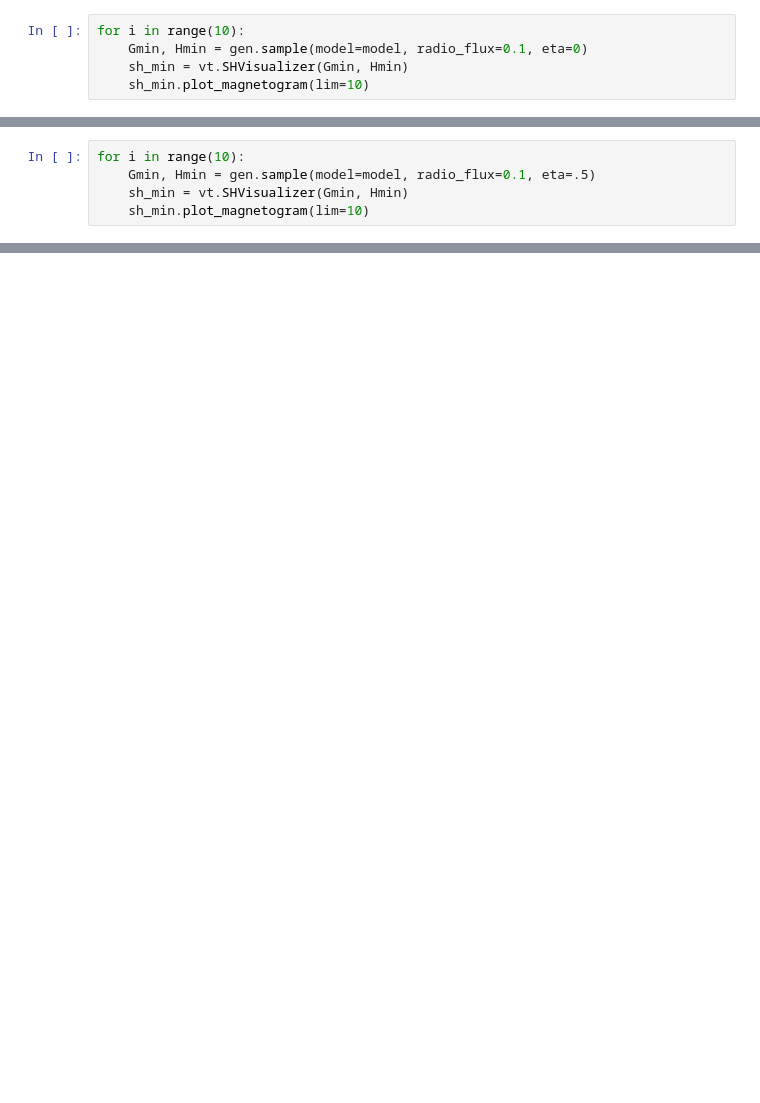
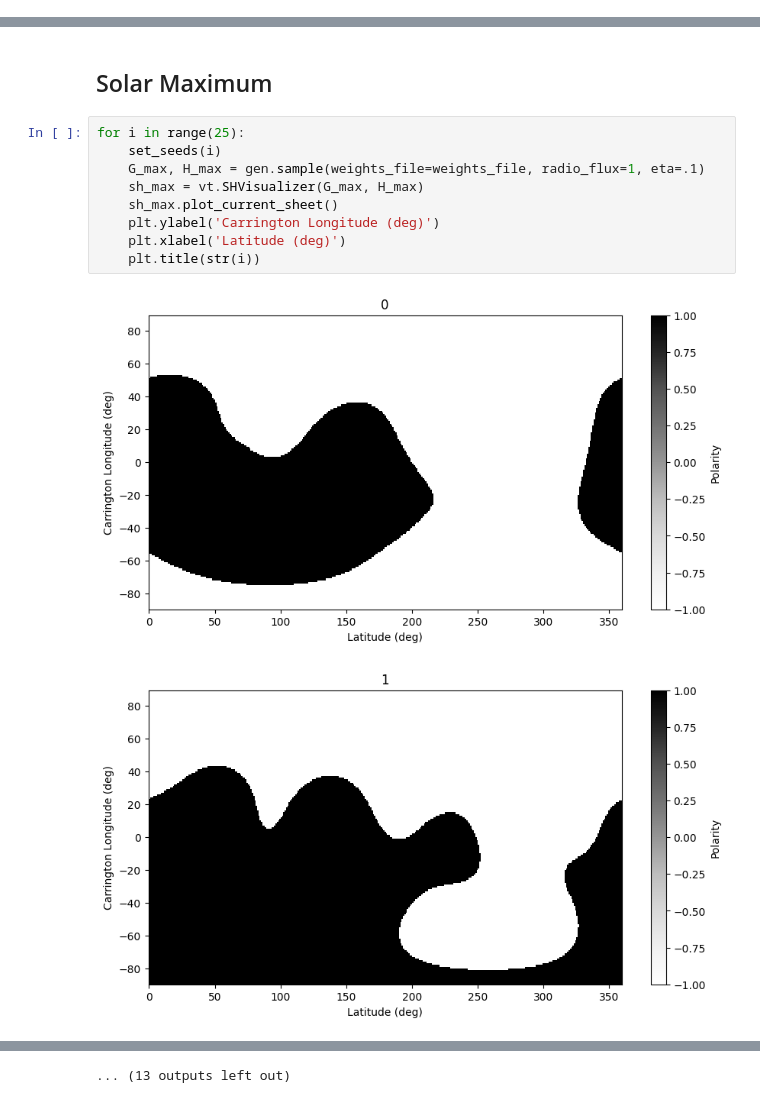
Before and after one commit to ddasilva/coronal-diffusion-modeling, a Jupyter notebook: Test Generation.ipynb, the cells around one changed output, grey strips where cells are left out. Saved outputs shown, nothing was run; the diff lists cells and outputs as text; blank space fills up the shorter version.

```diff
--- a/Test Generation.ipynb
+++ b/Test Generation.ipynb
@@ -32,5 +50,0 @@ sh_min.plot_coronal_holes(grid_density=40)
-# %%
-for i in range(10):
-    Gmin, Hmin = gen.sample(model=model, radio_flux=0.1, eta=0)
-    sh_min = vt.SHVisualizer(Gmin, Hmin)
-    sh_min.plot_magnetogram(lim=10)
@@ -48,5 +50,0 @@ for i in range(10):
-# %%
-for i in range(10):
-    Gmin, Hmin = gen.sample(model=model, radio_flux=0.1, eta=.5)
-    sh_min = vt.SHVisualizer(Gmin, Hmin)
-    sh_min.plot_magnetogram(lim=10)
@@ -63,0 +51,14 @@ for i in range(10):
+# %% [markdown]
+## Solar Maximum
+# %%
+for i in range(25):
+    set_seeds(i)
+    G_max, H_max = gen.sample(weights_file=weights_file, radio_flux=1, eta=.1)
+    sh_max = vt.SHVisualizer(G_max, H_max)
+    sh_max.plot_current_sheet()
+    plt.ylabel('Carrington Longitude (deg)')
+    plt.xlabel('Latitude (deg)')
+    plt.title(str(i))
+# %% [output]
+[figure, added]
+[figure, added]
@@ -63,0 +75 @@ for i in range(10):
+... (13 outputs left out)
```
Also changed, not shown: parts of 17 cells of this notebook.
